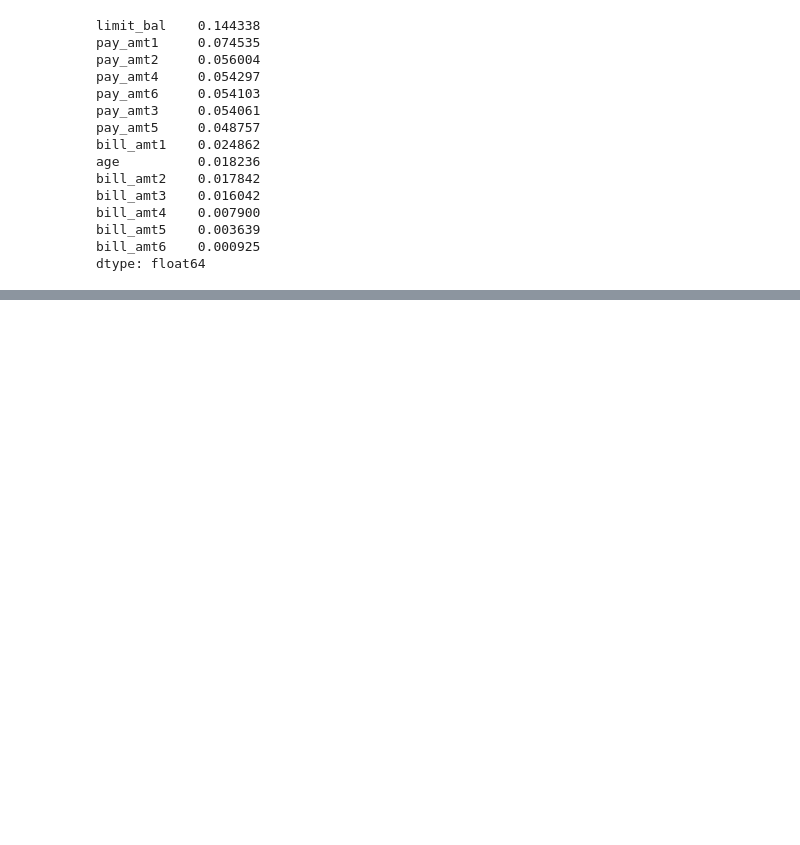
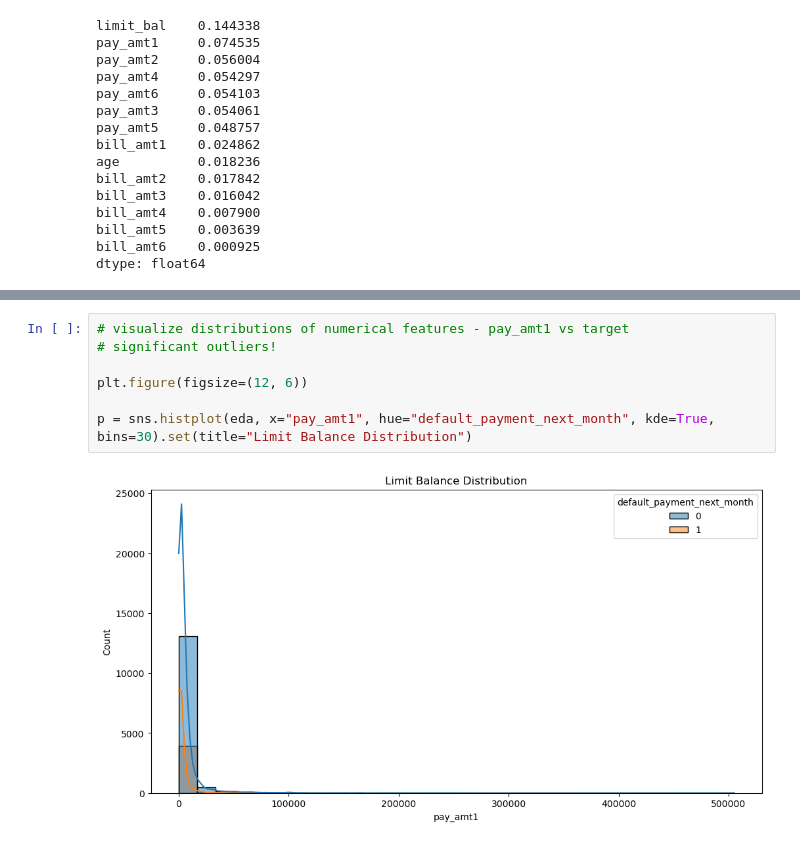
Before and after one commit to piotrswiecik/mlzoomcamp, a Jupyter notebook: various/cc_defaults.ipynb, the cells around one changed output, grey strips where cells are left out. Drawn from its saved outputs; the diff is of its cells as text; blank space fills up the shorter version.

```diff
--- a/various/cc_defaults.ipynb
+++ b/various/cc_defaults.ipynb
@@ -269,0 +308,9 @@ dtype: float64
+# %%
+# visualize distributions of numerical features - pay_amt1 vs target
+# significant outliers!
+
+plt.figure(figsize=(12, 6))
+
+p = sns.histplot(eda, x="pay_amt1", hue="default_payment_next_month", kde=True, bins=30).set(title="Limit Balance Distribution")
+# %% [output]
+[figure, added]
```
Also changed, not shown: parts of 22 cells of this notebook.
